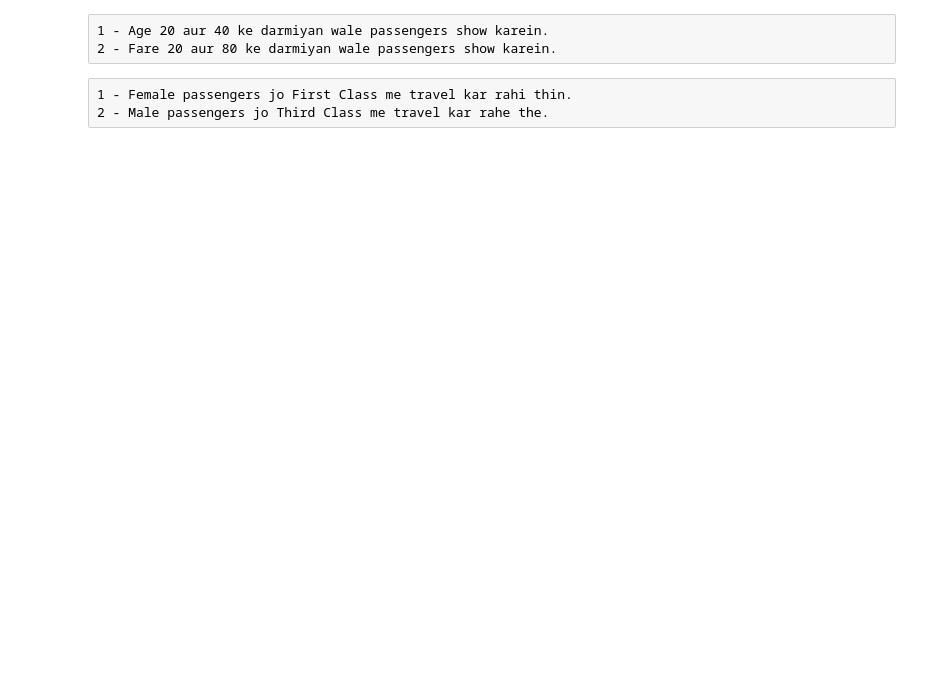
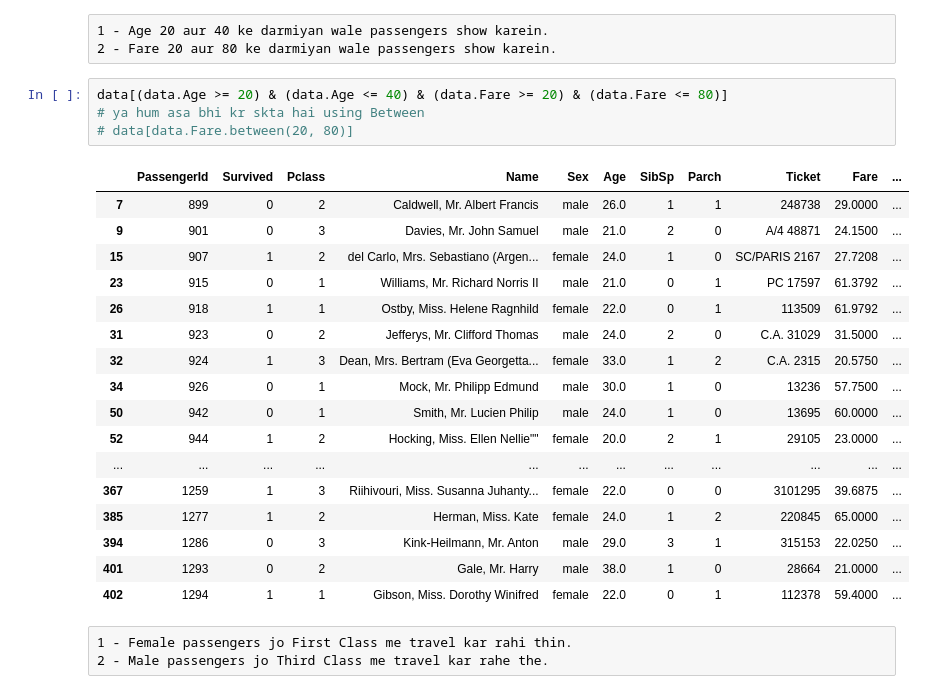
Before and after one commit to malik-tanveer/SMIT-Assigment, a Jupyter notebook: Assigment-Pandas/Assigment(Pandas-1).ipynb, the cells around one changed output. Cells and saved outputs as stored; diff of their text form; blank space fills up the shorter version.

```diff
--- a/Assigment-Pandas/Assigment(Pandas-1).ipynb
+++ b/Assigment-Pandas/Assigment(Pandas-1).ipynb
@@ -81,6 +335,28 @@ Jinki Embarked value 'S' hai unka data show karein
 # %% [raw]
 1 - Age 20 aur 40 ke darmiyan wale passengers show karein.
 2 - Fare 20 aur 80 ke darmiyan wale passengers show karein.
+# %%
+data[(data.Age >= 20) & (data.Age <= 40) & (data.Fare >= 20) & (data.Fare <= 80)]
+# ya hum asa bhi kr skta hai using Between
+# data[data.Fare.between(20, 80)]
+# %% [output]
+|  | PassengerId | Survived | Pclass | Name | Sex | Age | SibSp | Parch | Ticket | Fare | ... |
+| 7 | 899 | 0 | 2 | Caldwell, Mr. Albert Francis | male | 26.0 | 1 | 1 | 248738 | 29.0000 | ... |
+| 9 | 901 | 0 | 3 | Davies, Mr. John Samuel | male | 21.0 | 2 | 0 | A/4 48871 | 24.1500 | ... |
+| 15 | 907 | 1 | 2 | del Carlo, Mrs. Sebastiano (Argen... | female | 24.0 | 1 | 0 | SC/PARIS 2167 | 27.7208 | ... |
+| 23 | 915 | 0 | 1 | Williams, Mr. Richard Norris II | male | 21.0 | 0 | 1 | PC 17597 | 61.3792 | ... |
+| 26 | 918 | 1 | 1 | Ostby, Miss. Helene Ragnhild | female | 22.0 | 0 | 1 | 113509 | 61.9792 | ... |
+| 31 | 923 | 0 | 2 | Jefferys, Mr. Clifford Thomas | male | 24.0 | 2 | 0 | C.A. 31029 | 31.5000 | ... |
+| 32 | 924 | 1 | 3 | Dean, Mrs. Bertram (Eva Georgetta... | female | 33.0 | 1 | 2 | C.A. 2315 | 20.5750 | ... |
+| 34 | 926 | 0 | 1 | Mock, Mr. Philipp Edmund | male | 30.0 | 1 | 0 | 13236 | 57.7500 | ... |
+| 50 | 942 | 0 | 1 | Smith, Mr. Lucien Philip | male | 24.0 | 1 | 0 | 13695 | 60.0000 | ... |
+| 52 | 944 | 1 | 2 | Hocking, Miss. Ellen Nellie"" | female | 20.0 | 2 | 1 | 29105 | 23.0000 | ... |
+| ... | ... | ... | ... | ... | ... | ... | ... | ... | ... | ... | ... |
+| 367 | 1259 | 1 | 3 | Riihivouri, Miss. Susanna Juhanty... | female | 22.0 | 0 | 0 | 3101295 | 39.6875 | ... |
+| 385 | 1277 | 1 | 2 | Herman, Miss. Kate | female | 24.0 | 1 | 2 | 220845 | 65.0000 | ... |
+| 394 | 1286 | 0 | 3 | Kink-Heilmann, Mr. Anton | male | 29.0 | 3 | 1 | 315153 | 22.0250 | ... |
+| 401 | 1293 | 0 | 2 | Gale, Mr. Harry | male | 38.0 | 1 | 0 | 28664 | 21.0000 | ... |
+| 402 | 1294 | 1 | 1 | Gibson, Miss. Dorothy Winifred | female | 22.0 | 0 | 1 | 112378 | 59.4000 | ... |
 # %% [raw]
 1 - Female passengers jo First Class me travel kar rahi thin.
 2 - Male passengers jo Third Class me travel kar rahe the.
```
Also changed, not shown: parts of 25 cells of this notebook.
